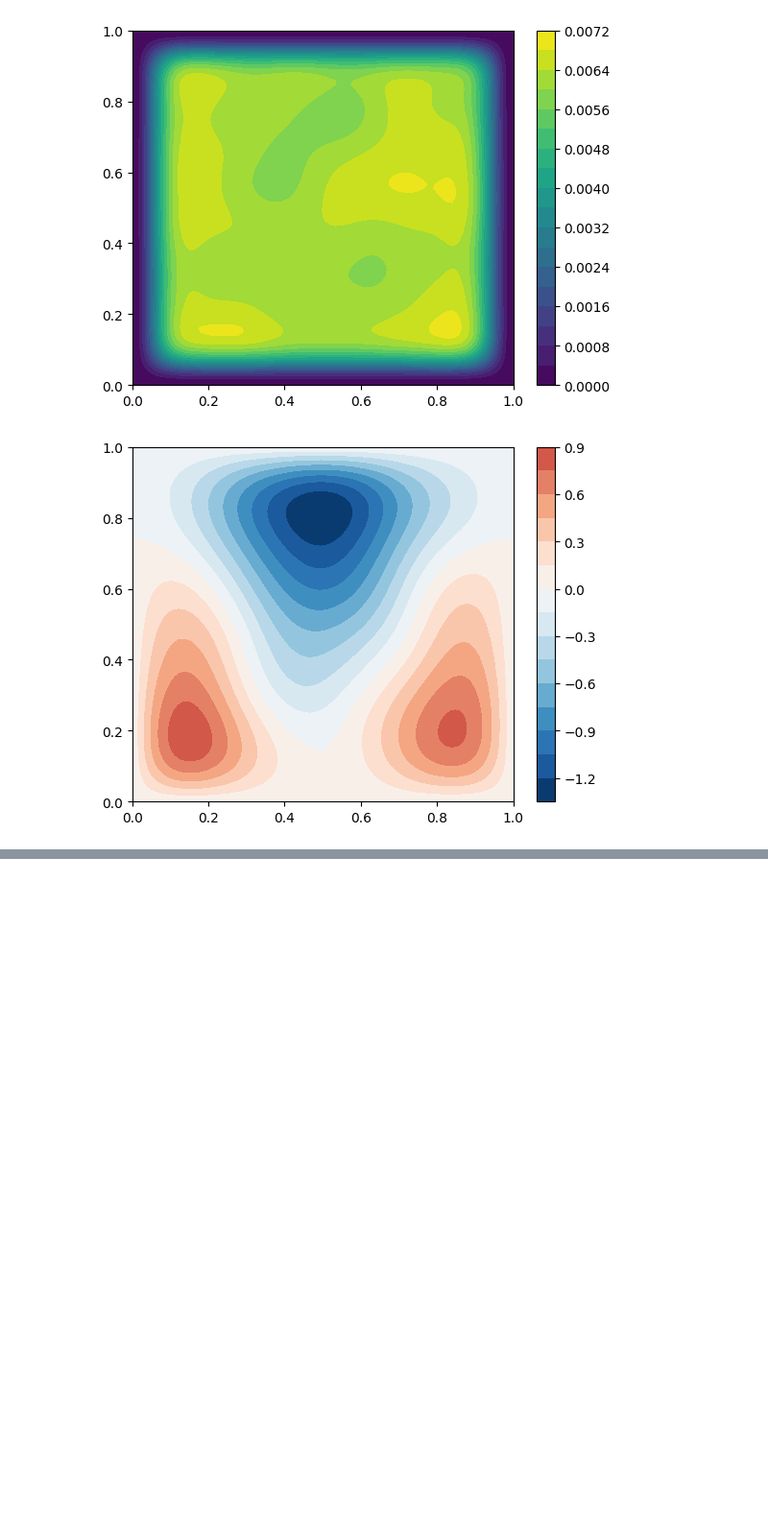
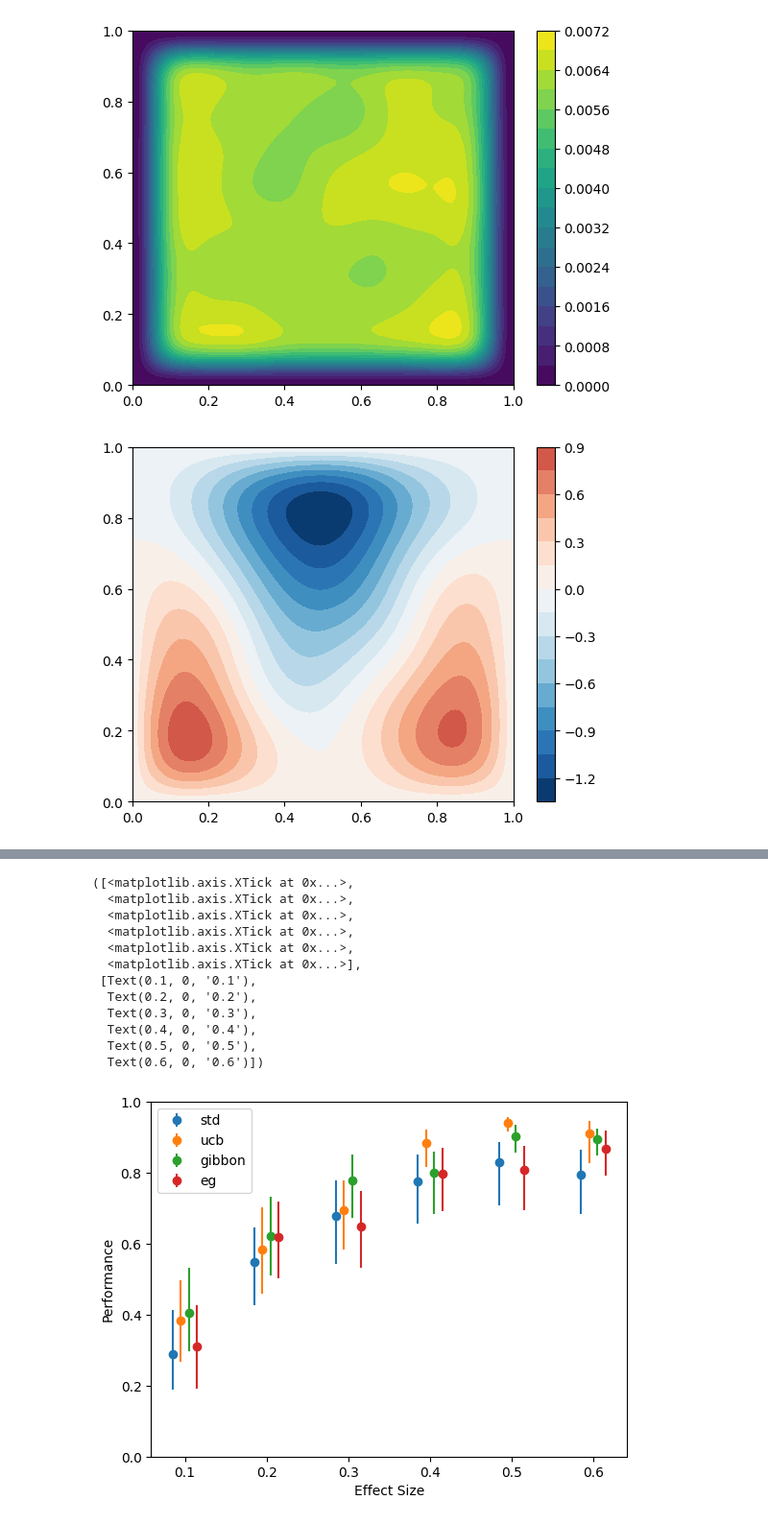
Before and after one commit to tne-lab/NeuroOptimizationPaper, a Jupyter notebook: figure4.ipynb, the cells around one changed output, grey strips where cells are left out. Shown: that part at 96% size. Saved outputs shown, nothing was run; the diff lists cells and outputs as text; code cells hidden in the pictures; blank space fills up the shorter version.

```diff
--- a/figure4.ipynb
+++ b/figure4.ipynb
@@ -105,6 +105,7 @@ def warp(warper, input_data):
 
     # Intersection of warp line through each point with safety bound
     x_1 = (-math.sqrt(warper['a']) * torch.sqrt(warper['a'] * warper['m'] ** 2 + 4 * warper['h'] * warper['m'] - 4 * warper['k'] - 4 * warper['m'] * x + 4 * y) + warper['a'] * warper['m'] + 2 * warper['h']) / 2
+
     y_1 = (x_1 - warper['h']) ** 2 / warper['a'] + warper['k']
 
     Do = torch.sqrt((y - y_1) ** 2 + (x - x_1) ** 2)  # Distance from each point to safety bound
@@ -129,4 +130,6 @@ def warp(warper, input_data):
     dwarp[x_1 < warper['h'] - math.sqrt(warper['a'] * (200 - warper['k']))] = 0
     dwarp[x_1 > 500] = 0
 
-    return normalize(torch.stack((x + dwarp / math.sqrt(warper['m'] ** 2 + 1), y + dwarp * warper['m'] / math.sqrt(warper['m'] ** 2 + 1)), dim=1), warper['tensor_bounds'])
+    warped = normalize(torch.stack((x + dwarp / math.sqrt(warper['m'] ** 2 + 1), y + dwarp * warper['m'] / math.sqrt(warper['m'] ** 2 + 1)), dim=1), warper['tensor_bounds'])
+    warped[torch.isnan(warped[:,0]), :] = normalize(input_data[torch.isnan(warped[:,0]), :], warper['tensor_bounds'])
+    return warped
@@ -346,0 +412,60 @@ with open(f'outcomes/outcomes_{aq_name}_corrected.pickle', 'wb') as handle:
+# %%
+sims_full = []
+with open('sims_100_01-06.pickle', 'rb') as handle:
+    sims_full += pickle.load(handle)
+with open('sims_100_01-06_2.pickle', 'rb') as handle:
+    sims_full += pickle.load(handle)
+on_boundary = []
+for sim in sims_full:
+    x = sim['optimal_loc'][0]
+    y = sim['optimal_loc'][1]
+    on_safety = ((x - sim['saf_h']) ** 2 /sim['saf_a'] + sim['saf_k']) - y
+    on_boundary.append(on_safety < 10 or x < 25 or x > 475 or y < 10 and y > 190)
+on_boundary_vec = np.asarray(on_boundary)
+on_boundary = on_boundary_vec.reshape((int(on_boundary_vec.shape[0]/6), 6))
+# %%
+import os
+from scipy.stats import bootstrap
+
+acqfs = ['std', 'ucb', 'gibbon', 'eg']
+effect_sizes = np.asarray([0.1, 0.2, 0.3, 0.4, 0.5, 0.6])
+fig = plt.figure()
+for i, acq in enumerate(acqfs):
+    with open(f'outcomes/performance_{acq}.pickle', 'rb') as handle:
+        performance = pickle.load(handle)
+    j = 2
+    perf_mat = np.asarray(performance)
+    while os.path.isfile(f'outcomes/performance_{acq}_corrected_{j}.pickle'):
+        with open(f'outcomes/performance_{acq}_corrected_{j}.pickle', 'rb') as handle:
+            perf_mat = np.concatenate((perf_mat, np.asarray(pickle.load(handle))), axis=0)
+        j += 1
+    conditions = perf_mat[:,-1].reshape((int(perf_mat.shape[0]/6), 6))
+    conditions[on_boundary] = np.nan
+    m_c = np.nanmean(conditions, axis=0)
+    l_c = np.zeros_like(m_c)
+    h_c = np.zeros_like(m_c)
+    for j in range(conditions.shape[1]):
+        res = bootstrap((conditions[:,j],), np.nanmean, n_resamples=1000)
+        l_c[j] = res.confidence_interval.low
+        h_c[j] = res.confidence_interval.high
+    plt.errorbar(effect_sizes + (i - 2) * 0.01 + 0.005, m_c, yerr=(m_c-l_c, h_c-m_c), linestyle='none', marker='o')
+plt.legend(acqfs, loc='upper left')
+plt.xlabel('Effect Size')
+plt.ylabel('Performance')
+plt.ylim(0, 1)
+plt.yticks([0,0.2,0.4,0.6,0.8,1])
+plt.xticks(effect_sizes)
+# %% [output]
+([<matplotlib.axis.XTick at 0x...>,
+  <matplotlib.axis.XTick at 0x...>,
+  <matplotlib.axis.XTick at 0x...>,
+  <matplotlib.axis.XTick at 0x...>,
+  <matplotlib.axis.XTick at 0x...>,
+  <matplotlib.axis.XTick at 0x...>],
+ [Text(0.1, 0, '0.1'),
+  Text(0.2, 0, '0.2'),
+  Text(0.3, 0, '0.3'),
+  Text(0.4, 0, '0.4'),
+  Text(0.5, 0, '0.5'),
+  Text(0.6, 0, '0.6')])
+[figure, added]
```
Also changed, not shown: parts of 10 cells of this notebook, 16 other files.
